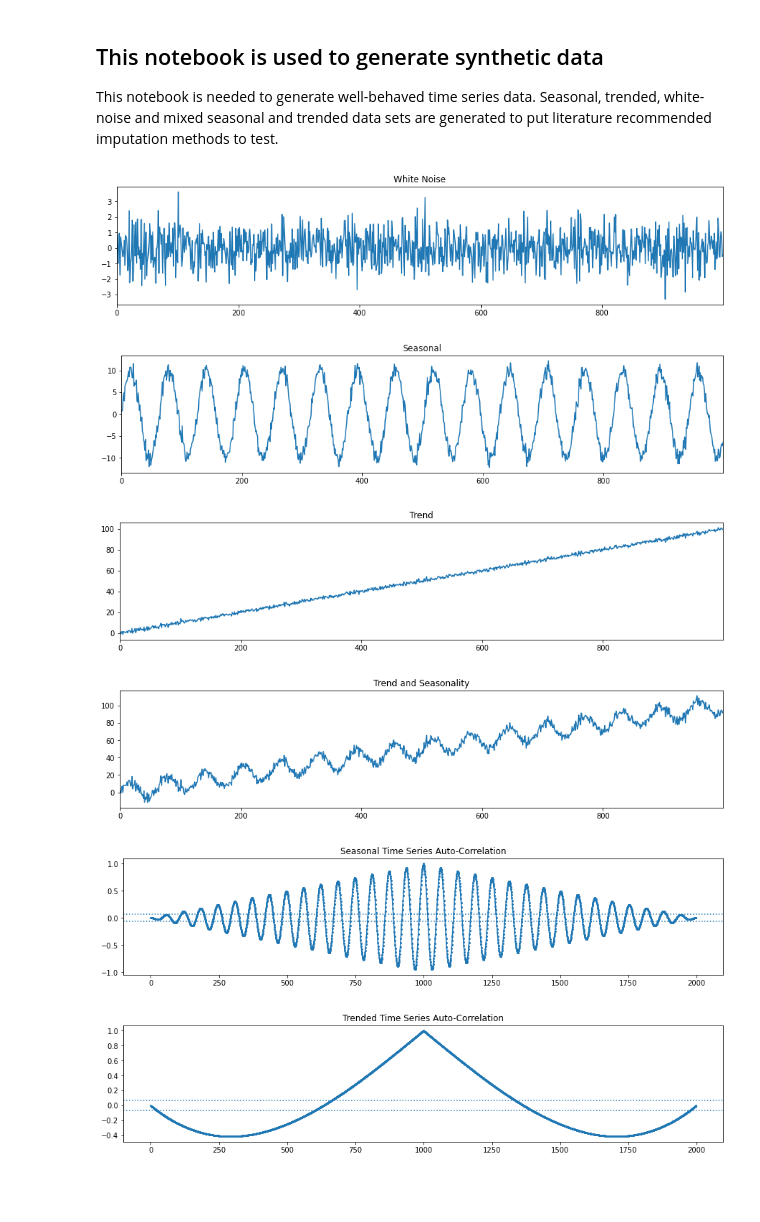
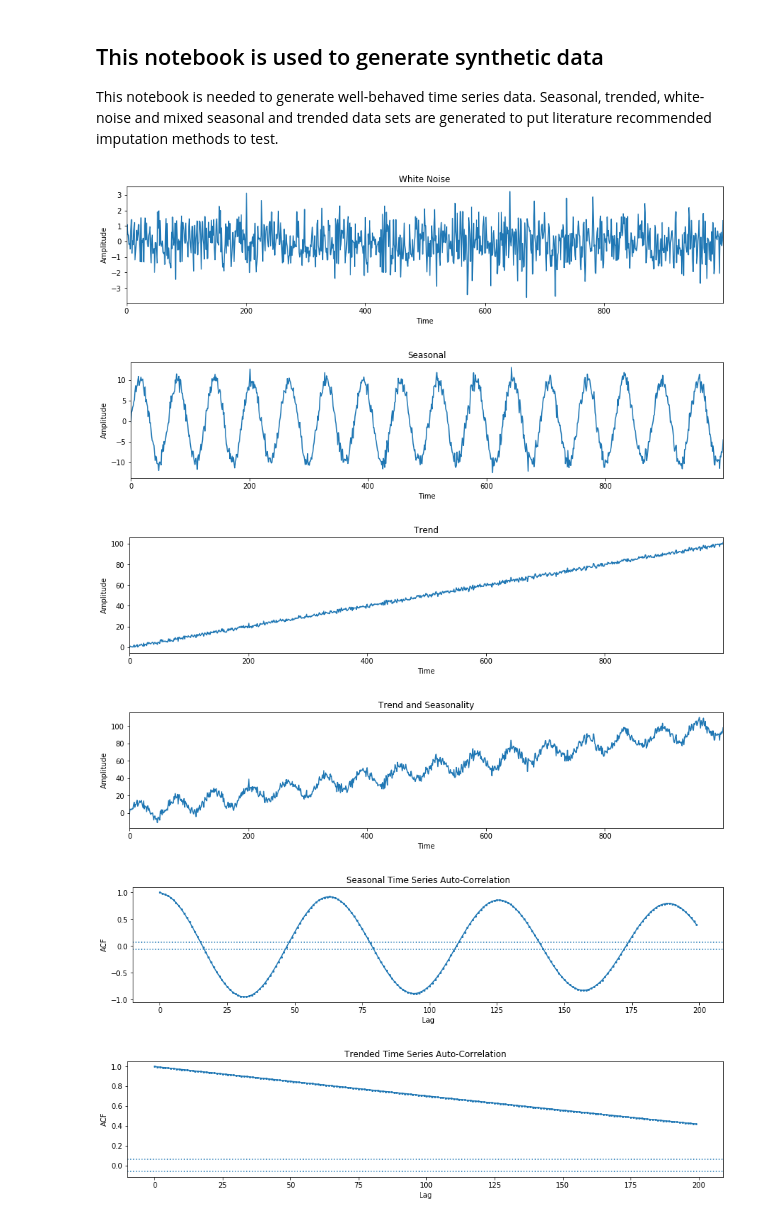
Before and after one commit to Alfieriek/MissingDataInTimeSeries, a Jupyter notebook: 00.00_Generating Synthetic Data.ipynb, the cells around one changed output. Drawn from its saved outputs; the diff is of its cells as text; code cells hidden in the pictures; blank space fills up the shorter version.

```diff
--- a/00.00_Generating Synthetic Data.ipynb
+++ b/00.00_Generating Synthetic Data.ipynb
@@ -17,39 +17,47 @@ white_noise = [gauss(0.0, 1.0) for i in range(1000)]
 # %%
 white_noise = pd.DataFrame(white_noise)
 # %%
-white_noise.plot(figsize=(15,3), title="White Noise", legend=False)
+ax = white_noise.plot(figsize=(15,3), title="White Noise", legend=False)
+ax.set_xlabel("Time")
+ax.set_ylabel("Amplitude")
 white_noise.to_csv('output\white_noise_complete.csv', index = True)
 # %% [output]
-[figure, old version]
+[figure, new version]
 # %%
 xlim = 100
 x = np.arange(0, xlim, 0.1)
 y = np.sin(x)*10
 seasonal = pd.DataFrame(y)+white_noise
 # %%
-seasonal.plot(figsize=(15,3), title="Seasonal", legend=False)
+ax = seasonal.plot(figsize=(15,3), title="Seasonal", legend=False)
+ax.set_xlabel("Time")
+ax.set_ylabel("Amplitude")
 seasonal.to_csv('output\seasonal_complete.csv', index = True)
 # %% [output]
-[figure, old version]
+[figure, new version]
 # %%
 xlim = 100
 x = np.arange(0, xlim, 0.1)
 trend = pd.DataFrame(x)+white_noise
 # %%
-trend.plot(figsize=(15,3), title="Trend", legend=False)
+ax = trend.plot(figsize=(15,3), title="Trend", legend=False)
+ax.set_xlabel("Time")
+ax.set_ylabel("Amplitude")
 seasonal.to_csv('output\/trend_complete.csv', index = True)
 # %% [output]
-[figure, old version]
+[figure, new version]
 # %%
 xlim = 100
 x = np.arange(0, xlim, 0.1)
 y = np.sin(x)*10
 seasonal_and_trend = pd.DataFrame(y)+white_noise*3+pd.DataFrame(x)
 # %%
-seasonal_and_trend.plot(figsize=(15,3), title="Trend and Seasonality", legend=False);
+ax = seasonal_and_trend.plot(figsize=(15,3), title="Trend and Seasonality", legend=False)
+ax.set_xlabel("Time")
+ax.set_ylabel("Amplitude")
 seasonal_and_trend.to_csv('output\seasonal_and_trend_complete.csv', index = True)
 # %% [output]
-[figure, old version]
+[figure, new version]
 # %%
 seasonal_scaled = preprocessing.scale(seasonal)
 trend_scaled = preprocessing.scale(trend)
@@ -63,20 +76,24 @@ white_noise_scaled_ac = signal.correlate(white_noise_scaled, white_noise_scaled,
 # %%
 plt.figure(figsize=(15,3))
-plt.plot(seasonal_scaled_ac/len(seasonal_scaled), 'o-', markersize=2)
+plt.plot((seasonal_scaled_ac/len(seasonal_scaled))[0:200], 'o-', markersize=2)
 plt.axhline(2/np.sqrt(len(seasonal_scaled)), ls=':')
 plt.axhline(-2/np.sqrt(len(seasonal_scaled)), ls=':')
 plt.title('Seasonal Time Series Auto-Correlation')
+plt.xlabel("Lag")
+plt.ylabel("ACF")
 plt.show()
 # %% [output]
-[figure, old version]
+[figure, new version]
 # %%
 plt.figure(figsize=(15,3))
-plt.plot(trend_scaled_ac/len(trend_scaled), 'o-', markersize=2)
+plt.plot((trend_scaled_ac/len(trend_scaled))[0:200], 'o-', markersize=2)
 plt.axhline(2/np.sqrt(len(trend_scaled)), ls=':')
 plt.axhline(-2/np.sqrt(len(trend_scaled)), ls=':')
 plt.title('Trended Time Series Auto-Correlation')
+plt.xlabel("Lag")
+plt.ylabel("ACF")
 plt.show()
 # %% [output]
-[figure, old version]
+[figure, new version]
 # %%
 plt.figure(figsize=(15,3))
```
Also changed, not shown: parts of 3 cells of this notebook, 6 other files.
